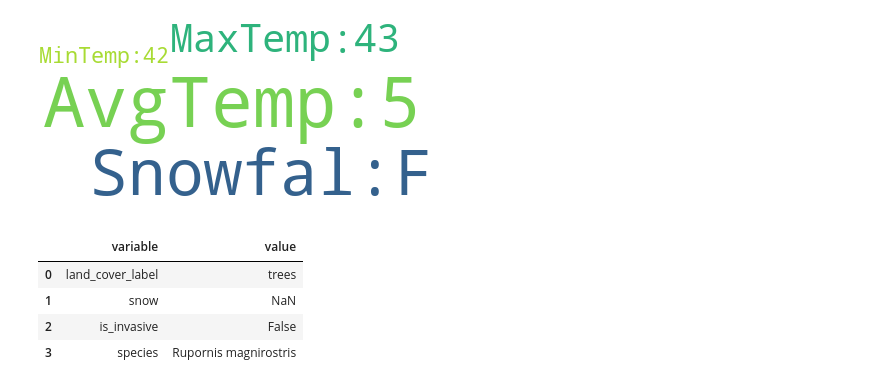
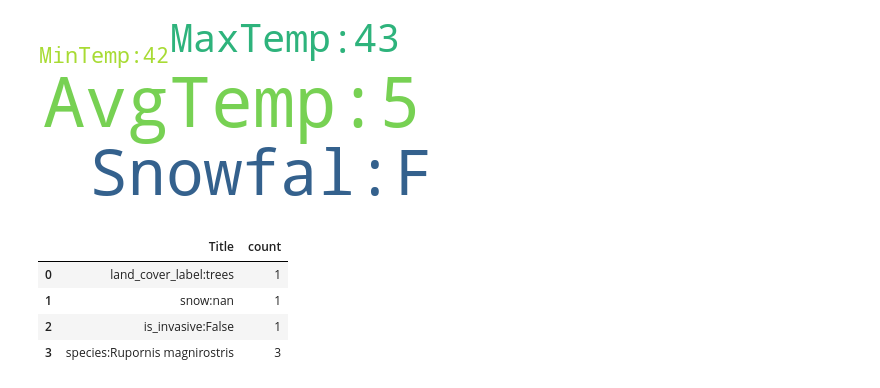
Before and after one commit to tekritesh/bio-mos, a Jupyter notebook: dashboard/visualization_2.ipynb, the cells around one changed output. Saved outputs shown, nothing was run; the diff lists cells and outputs as text; code cells hidden in the pictures.

```diff
--- a/dashboard/visualization_2.ipynb
+++ b/dashboard/visualization_2.ipynb
@@ -559,13 +559,15 @@ wc.to_image()
 # %%
 df = pd.read_csv("/Users/riteshtekriwal/Work/Data/Raw/bio-conservation/test_combined.csv")
 df.head(1)
 df = pd.melt(df.head(1), value_vars=['land_cover_label', 'snow', 'is_invasive','species'])
-df['count']=[1,1,1,4]
+df['count']=[1,1,1,3]
+df['Title']= df['variable'].astype(str) +":" +df['value'].astype(str)
 
+df=df[['Title','count']]
 df
 # %% [output]
-|  | variable | value |
-| 0 | land_cover_label | trees |
-| 1 | snow | NaN |
-| 2 | is_invasive | False |
-| 3 | species | Rupornis magnirostris |
+|  | Title | count |
+| 0 | land_cover_label:trees | 1 |
+| 1 | snow:nan | 1 |
+| 2 | is_invasive:False | 1 |
+| 3 | species:Rupornis magnirostris | 3 |
```
Also changed, not shown: parts of 6 cells of this notebook, 1 other file.
